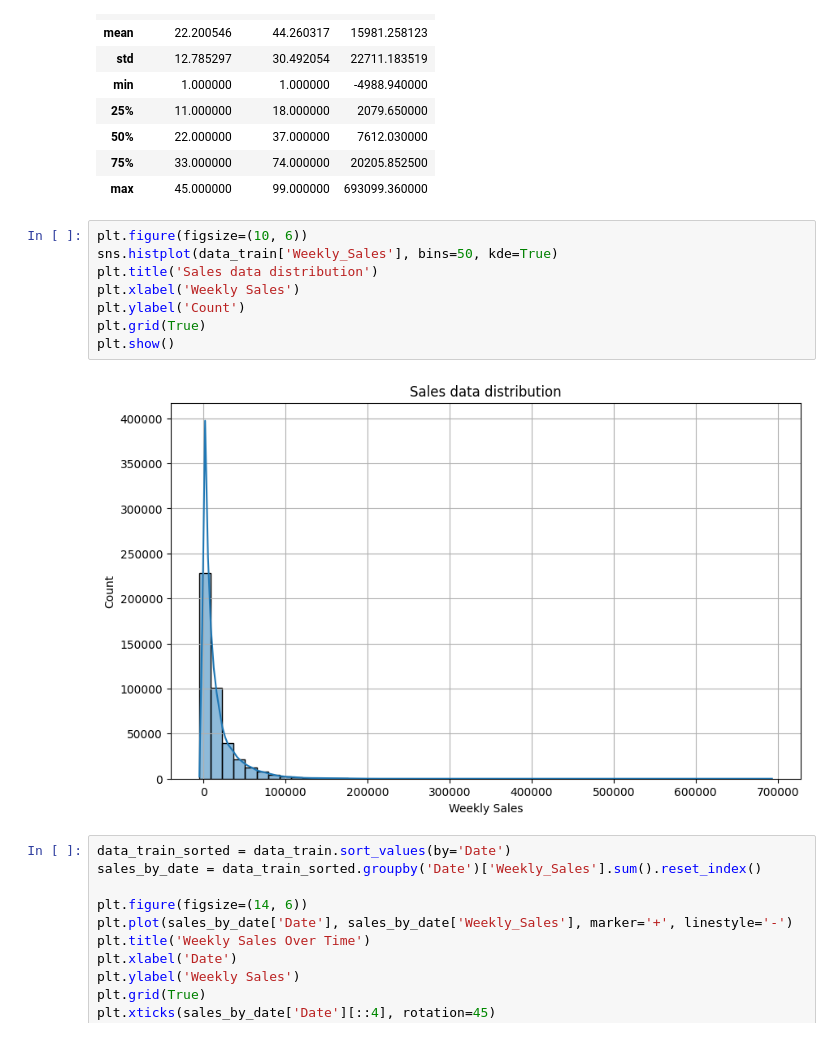
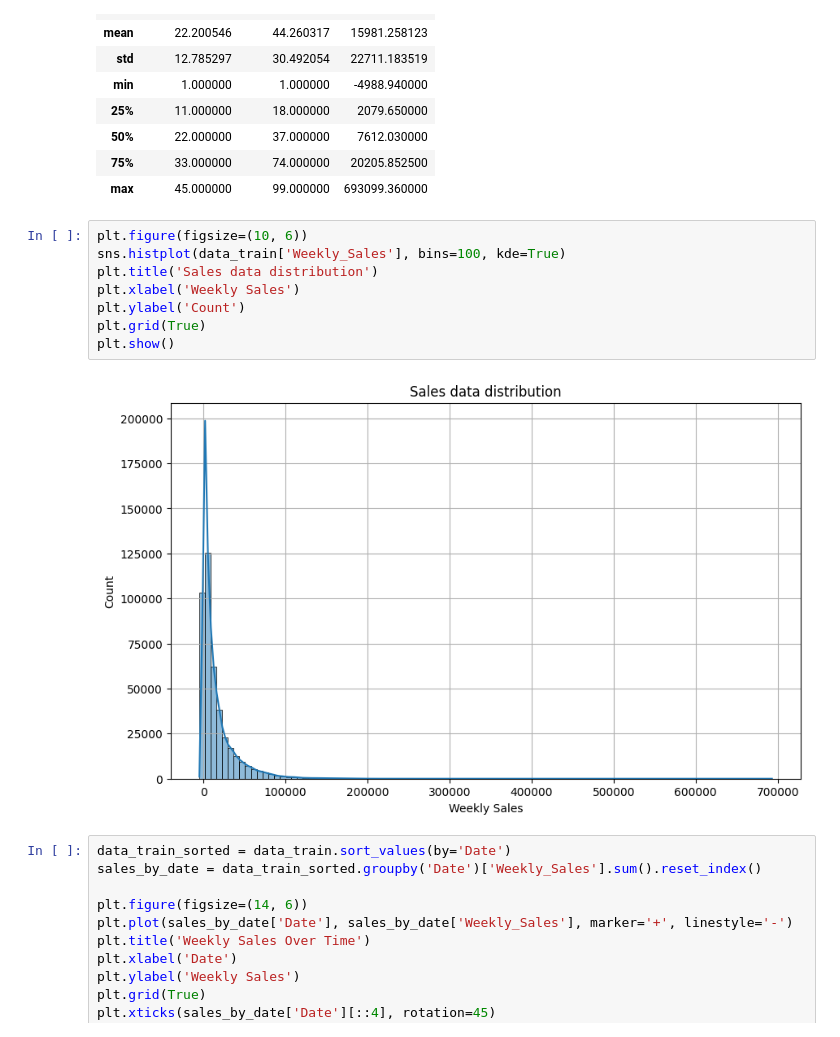
Before and after one commit to JakubKrz/Walmart-sales-analysis, a Jupyter notebook: Walmart-sales-analysis.ipynb, the cells around one changed output. Saved outputs shown, nothing was run; the diff lists cells and outputs as text.

```diff
--- a/Walmart-sales-analysis.ipynb
+++ b/Walmart-sales-analysis.ipynb
@@ -85,14 +87,14 @@ data_train.describe()
 | max | 45.000000 | 99.000000 | 693099.360000 |
 # %%
 plt.figure(figsize=(10, 6))
-sns.histplot(data_train['Weekly_Sales'], bins=50, kde=True)
+sns.histplot(data_train['Weekly_Sales'], bins=100, kde=True)
 plt.title('Sales data distribution')
 plt.xlabel('Weekly Sales')
 plt.ylabel('Count')
 plt.grid(True)
 plt.show()
 # %% [output]
-[figure, old version]
+[figure, new version]
 # %%
 data_train_sorted = data_train.sort_values(by='Date')
 sales_by_date = data_train_sorted.groupby('Date')['Weekly_Sales'].sum().reset_index()
```
Also changed, not shown: parts of 6 cells of this notebook.
